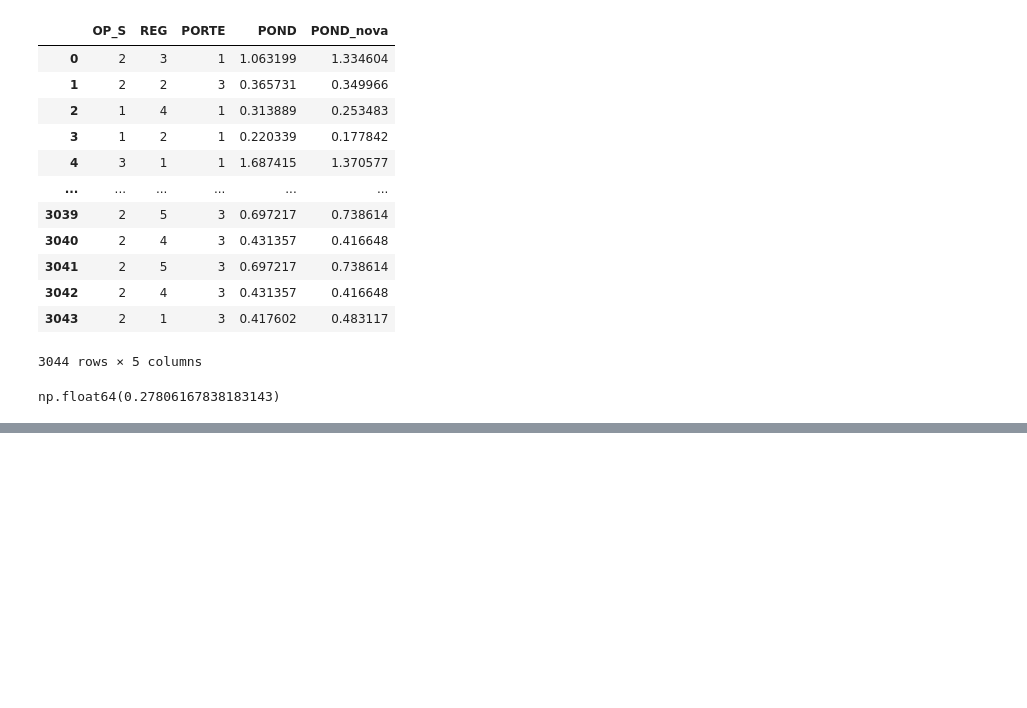
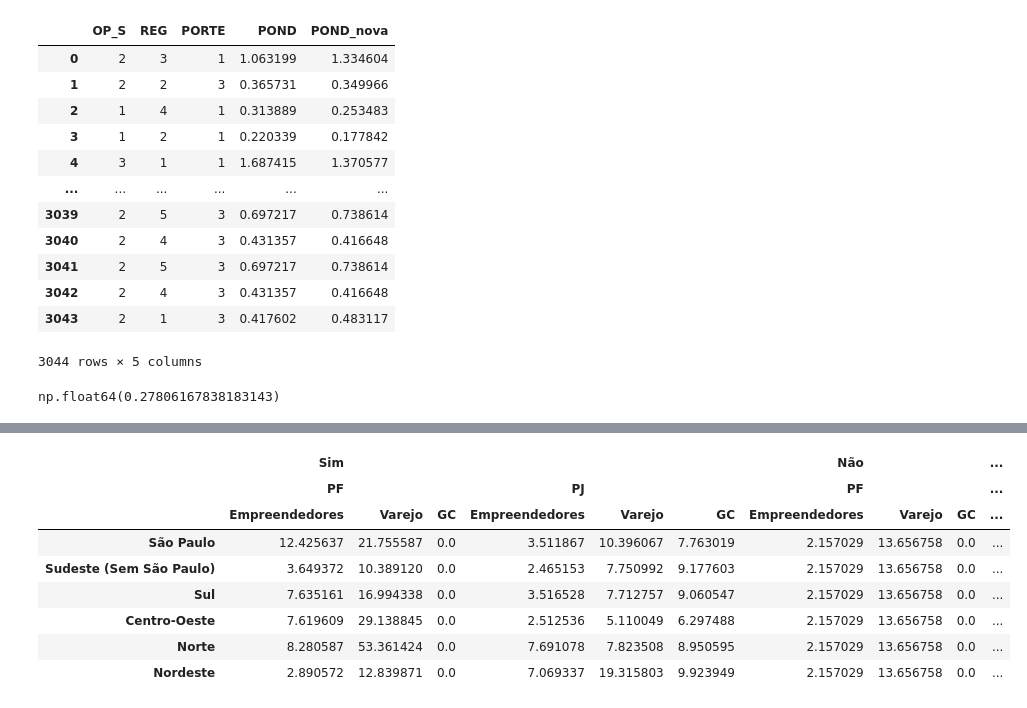
Before and after one commit to RaynerSantos/Processamento-Estatistico, a Jupyter notebook: App_beta/Pond.ipynb, the cells around one changed output, grey strips where cells are left out. Cells and saved outputs as stored; diff of their text form; code cells hidden in the pictures; blank space fills up the shorter version.

```diff
--- a/App_beta/Pond.ipynb
+++ b/App_beta/Pond.ipynb
@@ -415,0 +773,36 @@ Name: Rotulo, dtype: object
+# %%
+UNIVERSOS_2 = "SIM"
+
+# Soma do universo
+total = int(df_universo.sum().sum().round())
+
+if total > 15:
+    # df_universo em percentual
+    df_universo_perc = df_universo.divide(total)
+else:
+    # df_universo em percentual
+    df_universo_perc = df_universo.copy()
+
+# Calcular a quantidade total de entrevistas
+qtd_total_entrevistas = int(df_coletado.sum().sum())
+
+# Valor ideal que deve ter de entrevistas para cada categoria
+df_ideal = df_universo_perc.multiply(qtd_total_entrevistas)
+
+# DataFrame com a ponderação criada de acordo com a combinação de categorias
+df_pond = pd.DataFrame(
+    df_ideal.to_numpy() / df_coletado.astype(float).replace(0, 0.00001).to_numpy(),
+    index=df_ideal.index,
+    columns=df_ideal.columns
+)
+df_pond
+# %% [output]
+|  | Sim |  |  |  |  |  | Não |  |  | ... |
+|  | PF |  |  | PJ |  |  | PF |  |  | ... |
+|  | Empreendedores | Varejo | GC | Empreendedores | Varejo | GC | Empreendedores | Varejo | GC | ... |
+| São Paulo | 12.425637 | 21.755587 | 0.0 | 3.511867 | 10.396067 | 7.763019 | 2.157029 | 13.656758 | 0.0 | ... |
+| Sudeste (Sem São Paulo) | 3.649372 | 10.389120 | 0.0 | 2.465153 | 7.750992 | 9.177603 | 2.157029 | 13.656758 | 0.0 | ... |
+| Sul | 7.635161 | 16.994338 | 0.0 | 3.516528 | 7.712757 | 9.060547 | 2.157029 | 13.656758 | 0.0 | ... |
+| Centro-Oeste | 7.619609 | 29.138845 | 0.0 | 2.512536 | 5.110049 | 6.297488 | 2.157029 | 13.656758 | 0.0 | ... |
+| Norte | 8.280587 | 53.361424 | 0.0 | 7.691078 | 7.823508 | 8.950595 | 2.157029 | 13.656758 | 0.0 | ... |
+| Nordeste | 2.890572 | 12.839871 | 0.0 | 7.069337 | 19.315803 | 9.923949 | 2.157029 | 13.656758 | 0.0 | ... |
```
Also changed, not shown: parts of 18 cells of this notebook, 7 other files.
